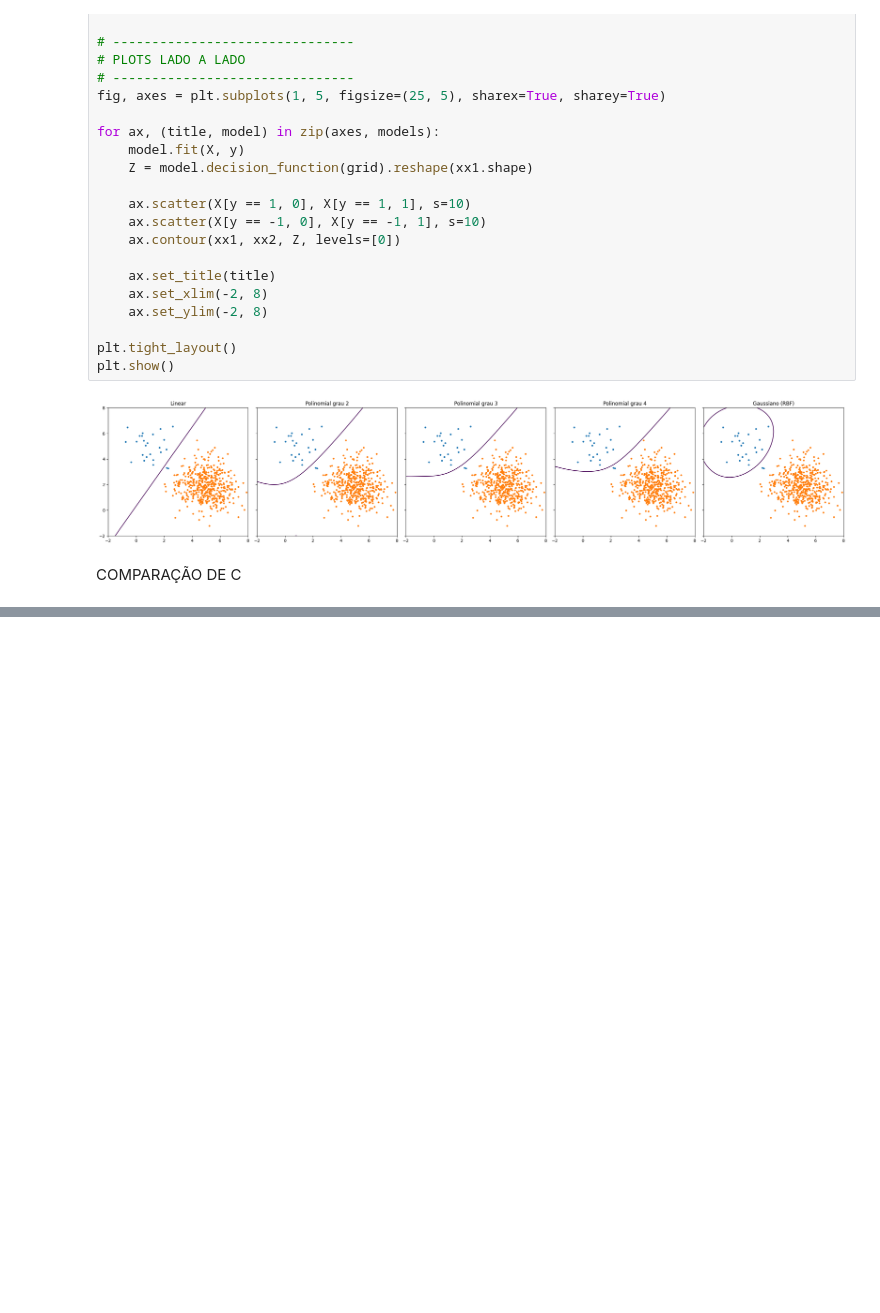
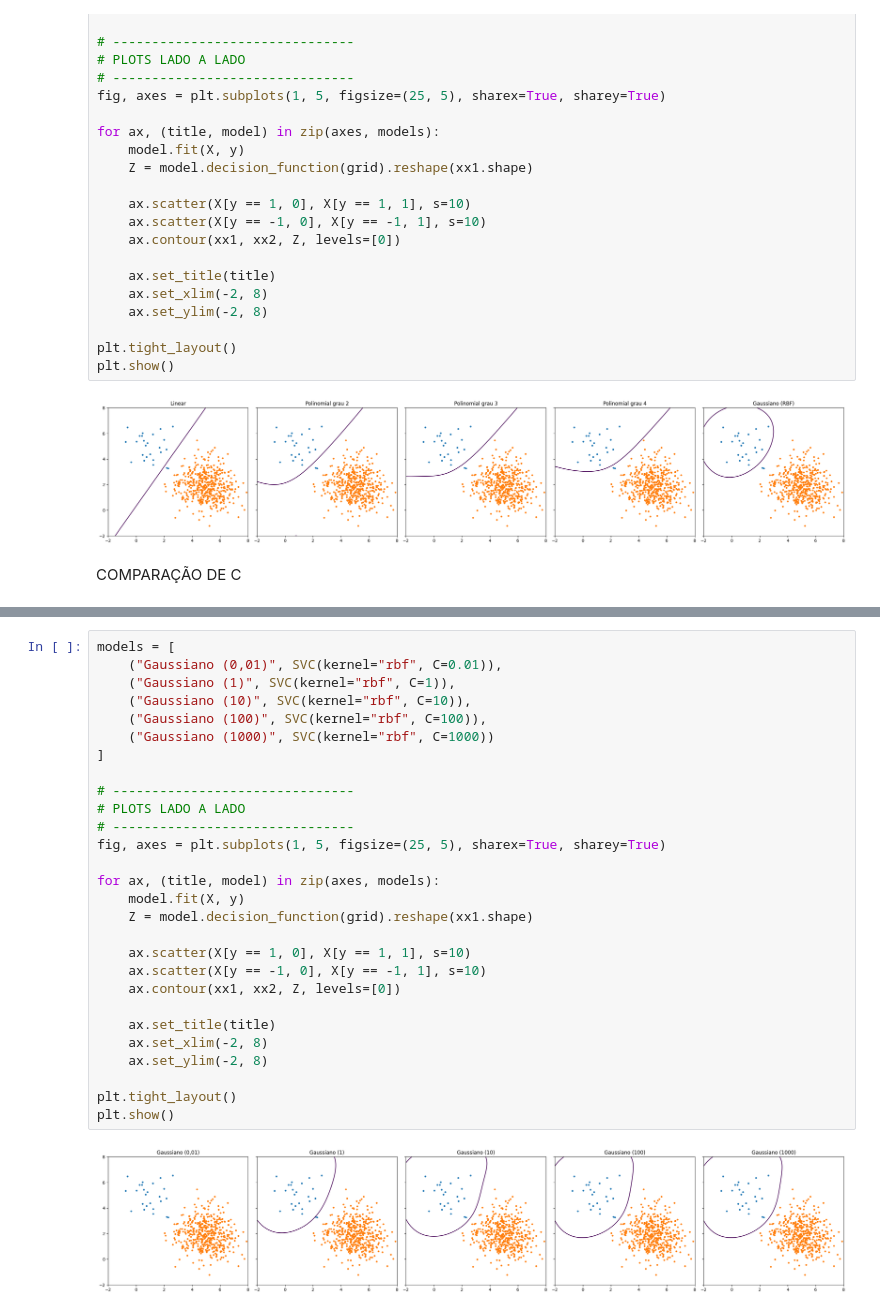
Before and after one commit to JMCVALE/ASN-ROCKS-, a Jupyter notebook: SVM_TIPOS_KERNEL.ipynb, the cells around one changed output, grey strips where cells are left out. Saved outputs shown, nothing was run; the diff lists cells and outputs as text; blank space fills up the shorter version.

```diff
--- a/SVM_TIPOS_KERNEL.ipynb
+++ b/SVM_TIPOS_KERNEL.ipynb
@@ -182,0 +183,30 @@ plt.show()
+# %%
+models = [
+    ("Gaussiano (0,01)", SVC(kernel="rbf", C=0.01)),
+    ("Gaussiano (1)", SVC(kernel="rbf", C=1)),
+    ("Gaussiano (10)", SVC(kernel="rbf", C=10)),
+    ("Gaussiano (100)", SVC(kernel="rbf", C=100)),
+    ("Gaussiano (1000)", SVC(kernel="rbf", C=1000))
+]
+
+# -------------------------------
+# PLOTS LADO A LADO
+# -------------------------------
+fig, axes = plt.subplots(1, 5, figsize=(25, 5), sharex=True, sharey=True)
+
+for ax, (title, model) in zip(axes, models):
+    model.fit(X, y)
+    Z = model.decision_function(grid).reshape(xx1.shape)
+
+    ax.scatter(X[y == 1, 0], X[y == 1, 1], s=10)
+    ax.scatter(X[y == -1, 0], X[y == -1, 1], s=10)
+    ax.contour(xx1, xx2, Z, levels=[0])
+
+    ax.set_title(title)
+    ax.set_xlim(-2, 8)
+    ax.set_ylim(-2, 8)
+
+plt.tight_layout()
+plt.show()
+# %% [output]
+[figure, added]
```
Also changed, not shown: parts of 1 cell of this notebook.
